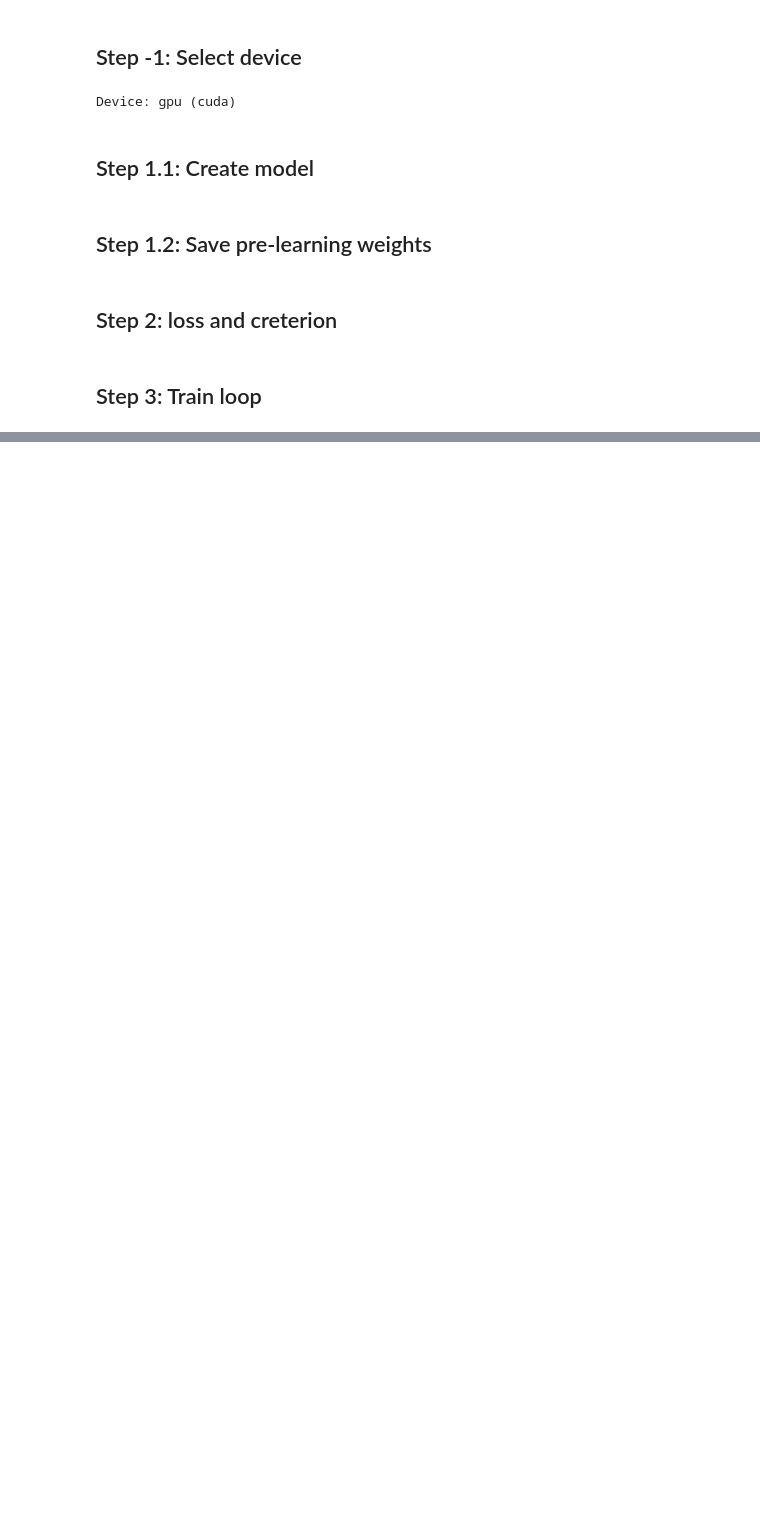
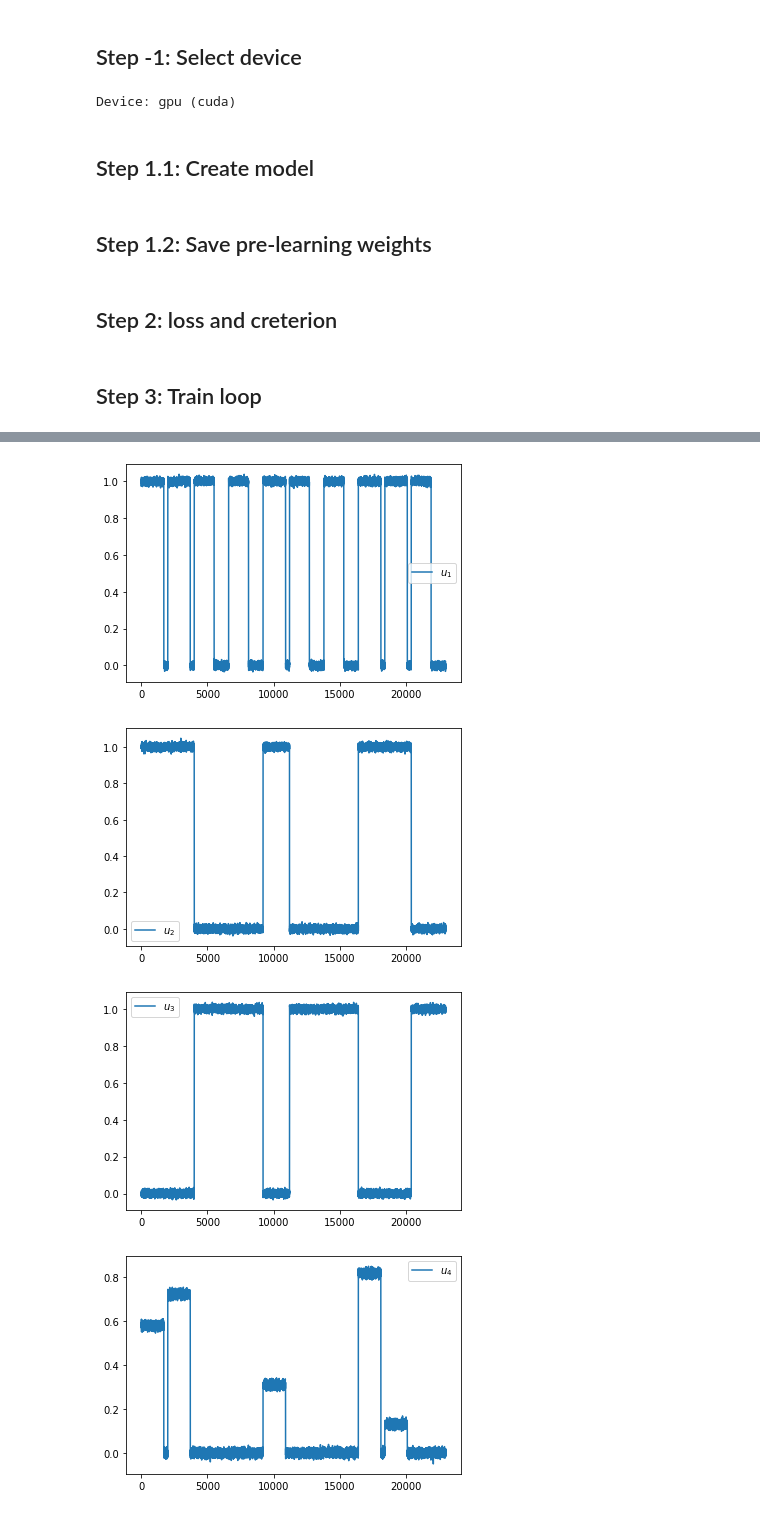
Before and after one commit to Pugavkomm/-test-multy_cognitive_tasks, a Jupyter notebook: cgtasknet/notebooks/Train_romo_context_dm_lif.ipynb, the cells around one changed output, grey strips where cells are left out. Saved outputs shown, nothing was run; the diff lists cells and outputs as text; code cells hidden in the pictures; blank space fills up the shorter version.

```diff
--- a/cgtasknet/notebooks/Train_romo_context_dm_lif.ipynb
+++ b/cgtasknet/notebooks/Train_romo_context_dm_lif.ipynb
@@ -51,11 +51,12 @@ print(f'Device: {("gpu (cuda)" if device.type=="cuda" else "cpu")}')
 # %% [output]
 Device: gpu (cuda)
 # %%
-batch_size = 20
-number_of_tasks = 10
+batch_size = 100
+number_of_tasks = 1
 task_list = [("WorkingMemory", dict()), (("ContextDM", dict()))]
 tasks = dict(task_list)
-Task = MultyTask(tasks=tasks, batch_size=15)
+Task = MultyTask(tasks=tasks, batch_size=batch_size)
+Task_test = MultyTask(tasks=tasks, batch_size=1)
 # %% [markdown]
 ## Step 1.1: Create model
 # %%
@@ -77,10 +78,11 @@ with torch.no_grad():
 # %% [markdown]
 ## Step 2: loss and creterion
 # %%
-learning_rate = 5e-2
+learning_rate = 1e-1
 criterion = nn.MSELoss()
 # optimizer = torch.optim.Adam(model.parameters(), lr=learning_rate, betas=(0.8, 0.85))
 optimizer = torch.optim.SGD(model.parameters(), lr=learning_rate)
+# SGD(model.parameters(), lr=learning_rate)
 # %% [markdown]
 ## Step 3: Train loop
 # %%
@@ -132,7 +134,7 @@ for i in range(2000):
         print("epoch: {:d} loss: {:0.5f}".format(i + 1, running_loss / 10))
         running_loss = 0.0
         with torch.no_grad():
-            inputs, target_outputs = Task.dataset(number_of_tasks)
+            inputs, target_outputs = Task_test.dataset(5)
 
             inputs = torch.from_numpy(inputs).type(torch.float).to(device)
             target_outputs = (
@@ -143,7 +145,6 @@ for i in range(2000):
 
             print("test loss: {:0.5f}".format(loss.item()))
         for_plot = outputs.detach().cpu().numpy()[:, 0, :]
-        print(len(for_plot))
         line1.set_xdata(np.arange(0, len(for_plot), 1))
         line2.set_xdata(np.arange(0, len(for_plot), 1))
         line3.set_xdata(np.arange(0, len(for_plot), 1))
@@ -191,0 +192,27 @@ KeyboardInterrupt:
+# %%
+Taskplot = MultyTask(tasks=tasks, batch_size=1)
+inputs, target_outputs = Taskplot.dataset(10)
+inputs += np.random.normal(0, 0.01, size=(inputs.shape))
+inputs = torch.from_numpy(inputs).type(torch.float).to(device)
+target_outputs = torch.from_numpy(target_outputs).type(torch.float).to(device)
+outputs, states = model(inputs)
+# %%
+%matplotlib inline
+for i in range(inputs.shape[2]):
+    plt.plot(inputs[:, 0, i].detach().cpu().numpy(), label=fr"$u_{i + 1}$")
+    plt.legend()
+    plt.show()
+    plt.close()
+for i in range(outputs.shape[2]):
+    plt.plot(outputs[:, 0, i].detach().cpu().numpy(), label=fr"$u_{i + 1}$")
+    plt.plot(
+        target_outputs[:, 0, i].detach().cpu().numpy(), label=fr"$u^{{target}}_{i + 1}$"
+    )
+    plt.legend()
+    plt.show()
+    plt.close()
+# %% [output]
+[figure, added]
+[figure, added]
+[figure, added]
+[figure, added]
```
Also changed, not shown: parts of 2 cells of this notebook, 8 other files.
